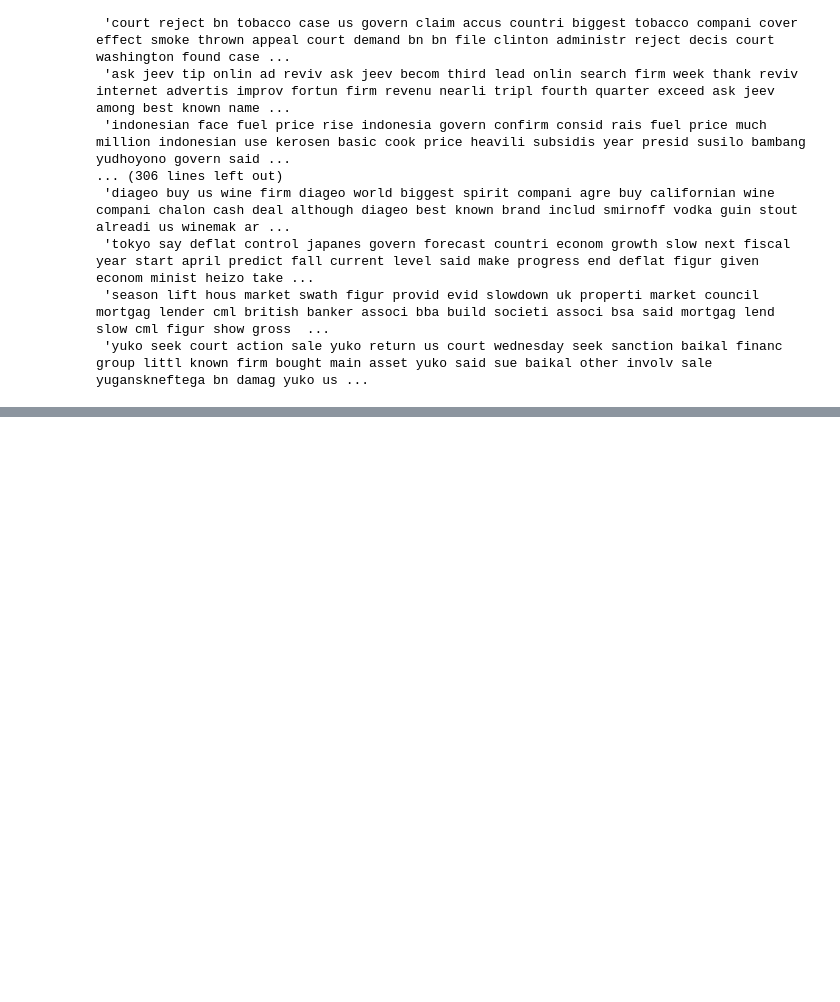
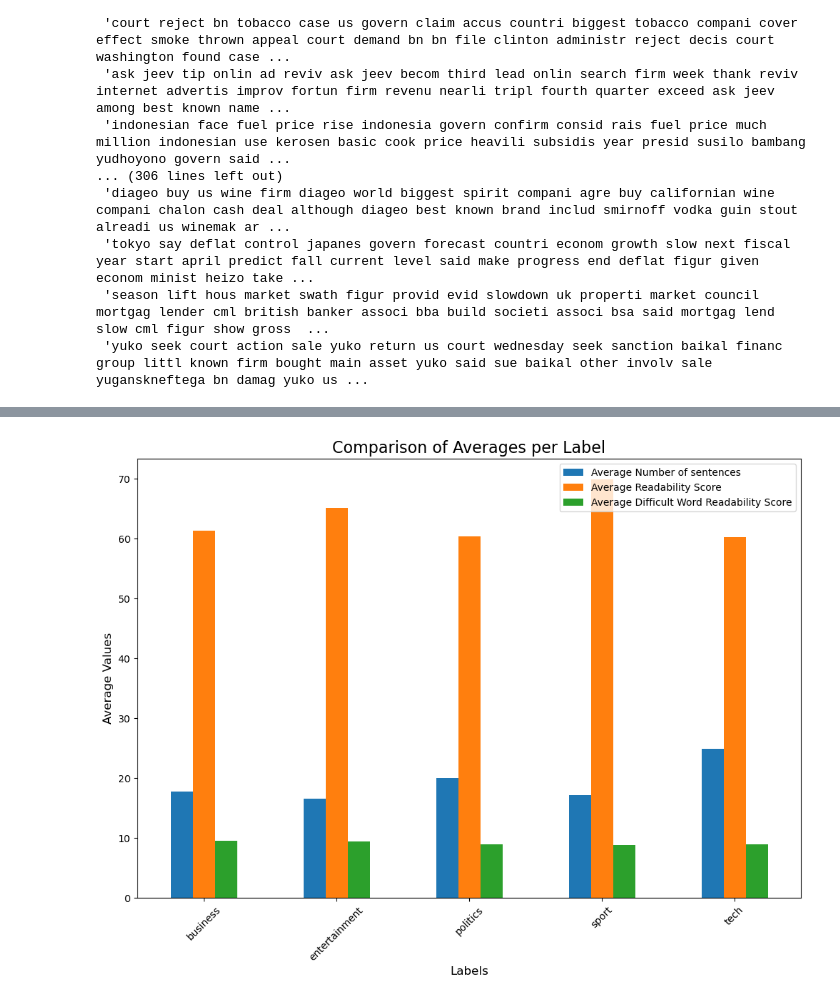
Before and after one commit to skippy2008-cloud/SDS-CP016-news-article-classification, a Jupyter notebook: notebooks/rajat-thakur/rajat-thakur-CP16-news-article.ipynb, the cells around one changed output, grey strips where cells are left out. Drawn from its saved outputs; the diff is of its cells as text; code cells hidden in the pictures; blank space fills up the shorter version.

```diff
--- a/notebooks/rajat-thakur/rajat-thakur-CP16-news-article.ipynb
+++ b/notebooks/rajat-thakur/rajat-thakur-CP16-news-article.ipynb
@@ -85,0 +84,14 @@ corpus
+# %%
+
+avgOutput = dataset.groupby('labels').agg({
+    'no_sentences': 'mean',
+    'Flesch Reading Ease Score': 'mean',
+    'Dale-Chall Readability Score': 'mean'
+})
+avgOutput = avgOutput.rename(columns={
+    'no_sentences': 'Average Number of sentences',
+    'Flesch Reading Ease Score': 'Average Readability Score',
+    'Dale-Chall Readability Score': 'Average Difficult Word Readability Score'
+})
+
+display(avgOutput)
@@ -85,0 +106,10 @@ corpus
+# %%
+avgOutput.plot(kind='bar', figsize=(12, 8))
+plt.title('Comparison of Averages per Label', fontsize=16)
+plt.ylabel('Average Values', fontsize=12)
+plt.xlabel('Labels', fontsize=12)
+plt.xticks(rotation=45)
+plt.legend(loc='upper right', fontsize=10)
+plt.show()
+# %% [output]
+[figure, added]
```
Also changed, not shown: parts of 17 cells of this notebook.
